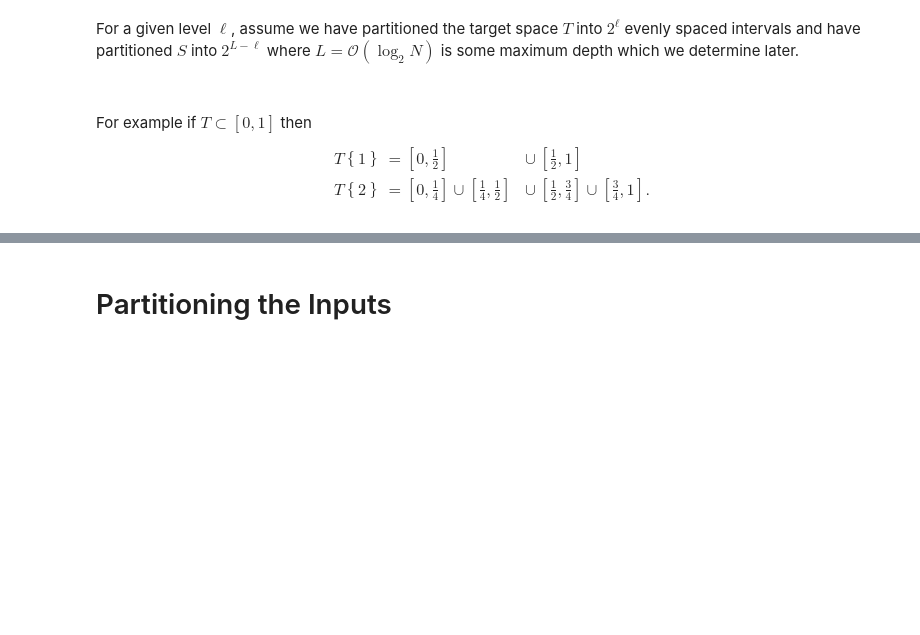
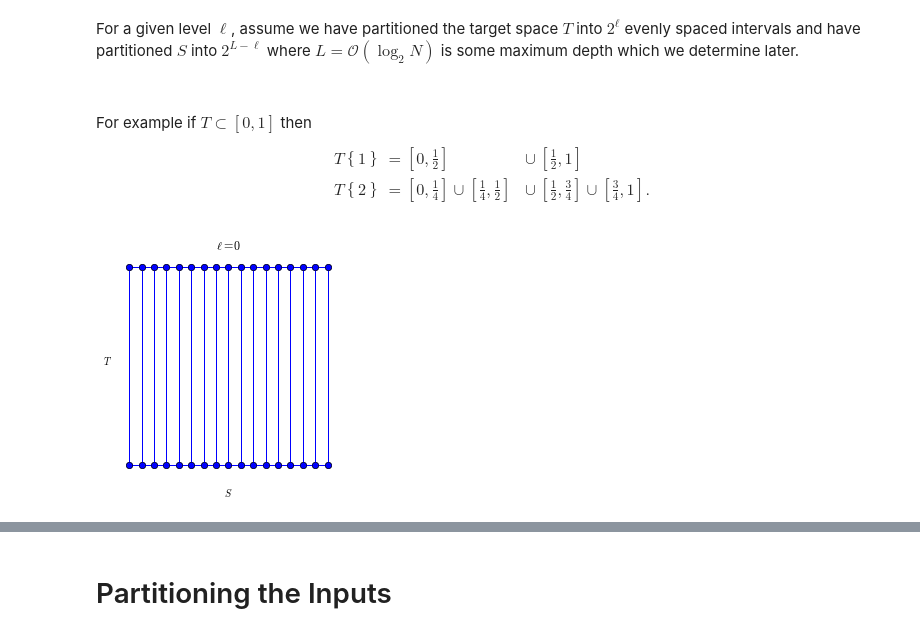
Before and after one commit to dhermes/butterfly-algorithm, a Jupyter notebook: butterfly.ipynb, the cells around one changed output, grey strips where cells are left out. Drawn from its saved outputs; the diff is of its cells as text; code cells hidden in the pictures; blank space fills up the shorter version.

Commit message:
Adding sample parition plots to motivate the method.

```diff
--- a/butterfly.ipynb
+++ b/butterfly.ipynb
@@ -246,3 +252,40 @@ T\left\{2\right\} &= \left[0, \frac{1}{4}\right] \cup \left[\frac{1}{4},
 \frac{1}{2}\right] & \cup & \left[\frac{1}{2}, \frac{3}{4}\right] \cup
 \left[\frac{3}{4}, 1\right].
 \end{align*}
+# %%
+N_exp = 4  # 8 boxes
+N = 2**N_exp
+
+
+def make_example_plot(ell):
+    t_size, s_size = 2**ell, 2**(N_exp - ell)
+    all_s, all_t = np.linspace(0, N, s_size + 1), np.linspace(0, N, t_size + 1)
+    # Make all horizontal lines.
+    for t in all_t:
+        plt.plot(all_s, t * np.ones(s_size + 1),
+                 color='b', marker='o')
+    # Make all vertical lines.
+    for s in all_s:
+        plt.plot(s * np.ones(t_size + 1), all_t,
+                 color='b', marker='o')
+
+    plt.title(r'$\ell = %d$' % (ell,))
+    ax = plt.gca()
+    ax.set_frame_on(False)
+    ax.set_xticklabels([])
+    # H/T: http://stackoverflow.com/a/20416681/1068170
+    for tic in ax.xaxis.get_major_ticks():
+        tic.tick1On = tic.tick2On = False
+    ax.set_yticklabels([])
+    for tic in ax.yaxis.get_major_ticks():
+        tic.tick1On = tic.tick2On = False
+    plt.xlabel('$S$')
+    plt.ylabel('$T$', rotation=0)
+    plt.axis('scaled')
+    plt.xlim(-1, N + 1)
+    plt.ylim(-1, N + 1)
+    plt.show()
+# %%
+make_example_plot(0)
+# %% [output]
+[figure, added]
```
Also changed, not shown: parts of 9 cells of this notebook, 1 other file.
